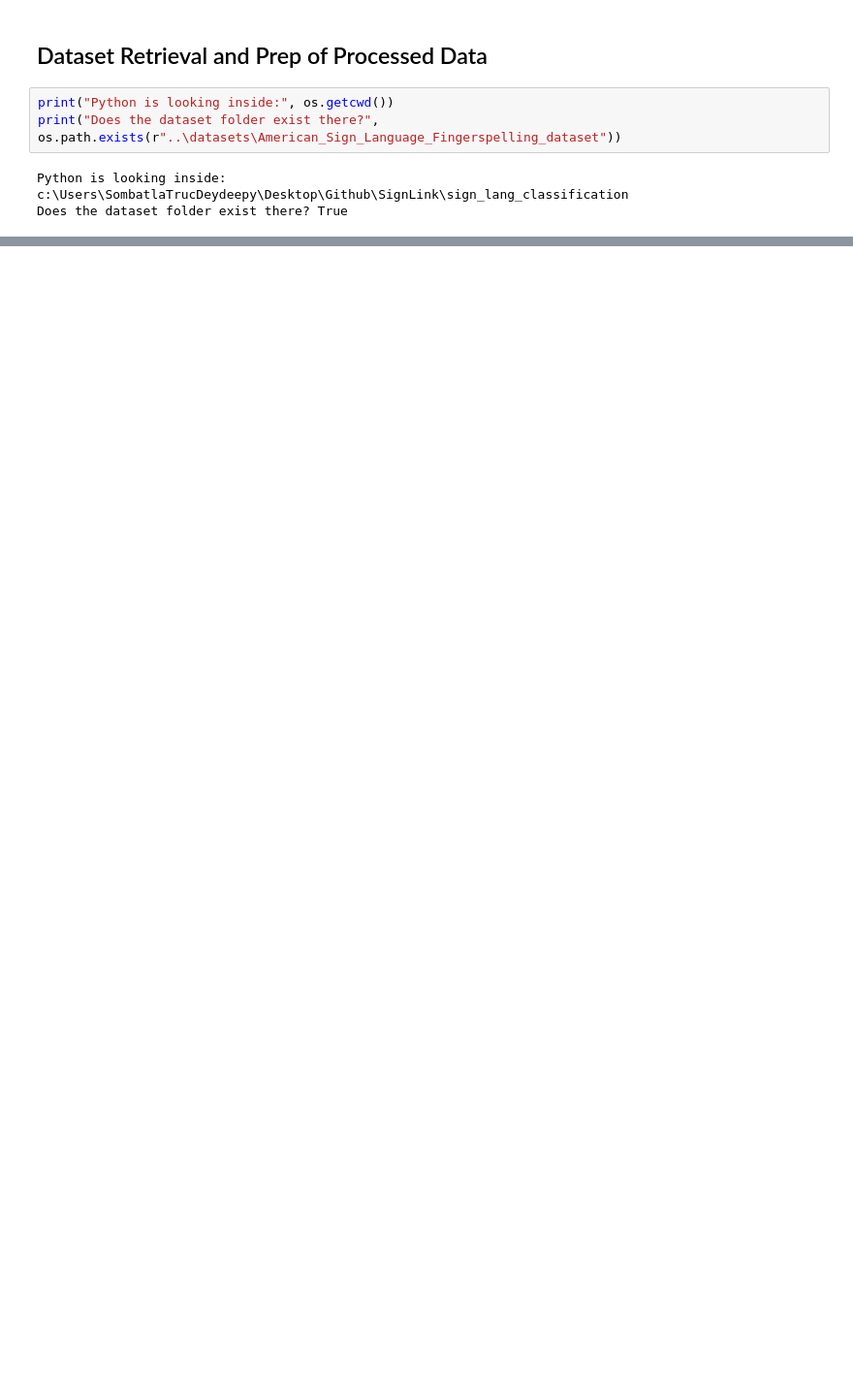
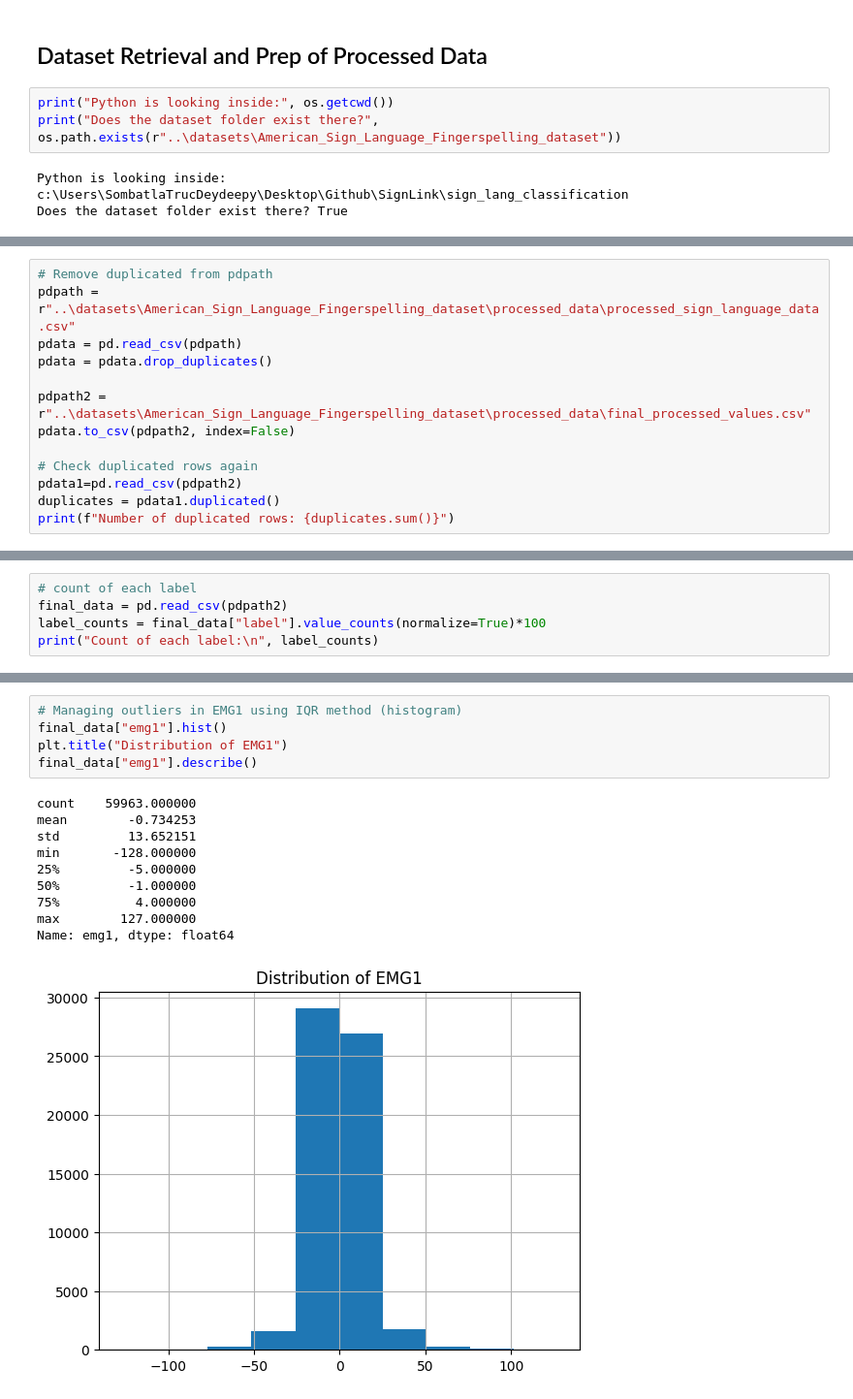
Before and after one commit to codingsanji/SignLink_main, a Jupyter notebook: sign_lang_classification/work.ipynb, the cells around one changed output, grey strips where cells are left out. Shown at 97% size. Cells and saved outputs as stored; diff of their text form; blank space fills up the shorter version.

```diff
--- a/sign_lang_classification/work.ipynb
+++ b/sign_lang_classification/work.ipynb
@@ -162,0 +205,13 @@ Length: 26, dtype: str
+# %%
+# Remove duplicated from pdpath
+pdpath = r"..\datasets\American_Sign_Language_Fingerspelling_dataset\processed_data\processed_sign_language_data.csv"
+pdata = pd.read_csv(pdpath)
+pdata = pdata.drop_duplicates()
+
+pdpath2 = r"..\datasets\American_Sign_Language_Fingerspelling_dataset\processed_data\final_processed_values.csv"
+pdata.to_csv(pdpath2, index=False)
+
+# Check duplicated rows again
+pdata1=pd.read_csv(pdpath2)
+duplicates = pdata1.duplicated()
+print(f"Number of duplicated rows: {duplicates.sum()}")
@@ -162,0 +220,5 @@ Length: 26, dtype: str
+# %%
+# count of each label
+final_data = pd.read_csv(pdpath2)
+label_counts = final_data["label"].value_counts(normalize=True)*100
+print("Count of each label:\n", label_counts)
@@ -162,0 +243,16 @@ Length: 26, dtype: str
+# %%
+# Managing outliers in EMG1 using IQR method (histogram)
+final_data["emg1"].hist()
+plt.title("Distribution of EMG1")
+final_data["emg1"].describe()
+# %% [output]
+count    59963.000000
+mean        -0.734253
+std         13.652151
+min       -128.000000
+25%         -5.000000
+50%         -1.000000
+75%          4.000000
+max        127.000000
+Name: emg1, dtype: float64
+[figure, added]
```
Also changed, not shown: parts of 53 cells of this notebook, 12 other files.
